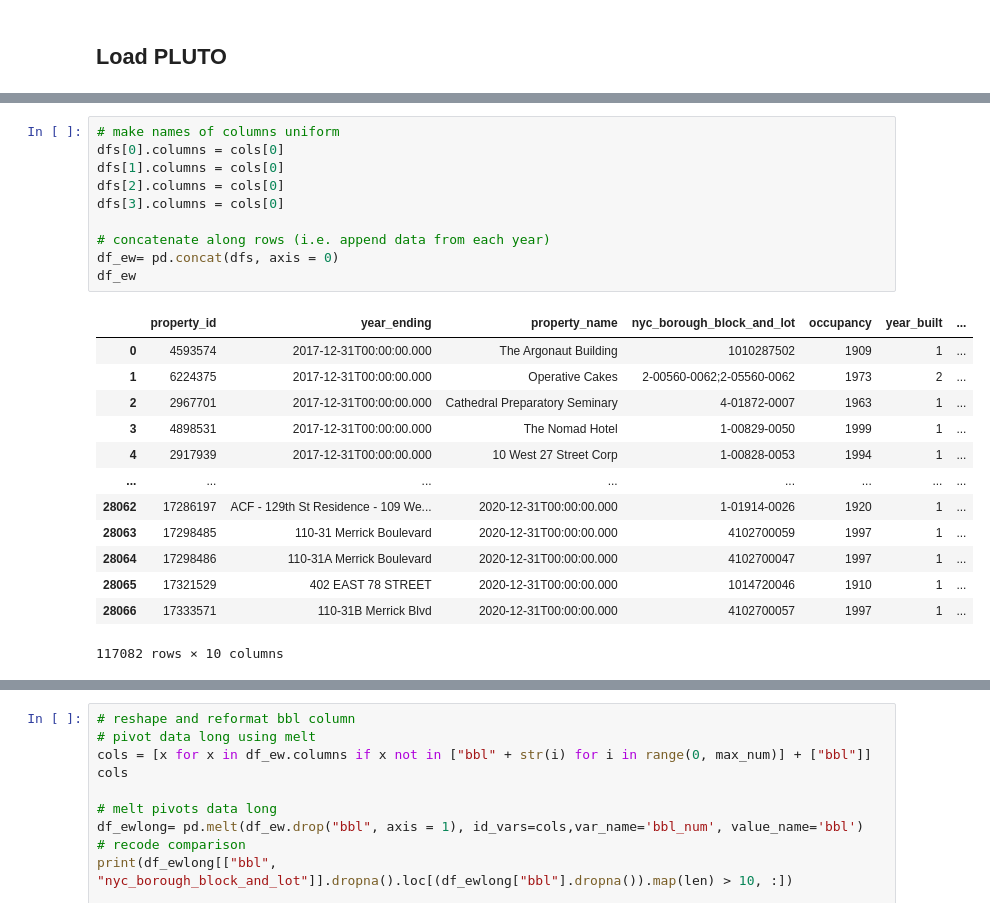
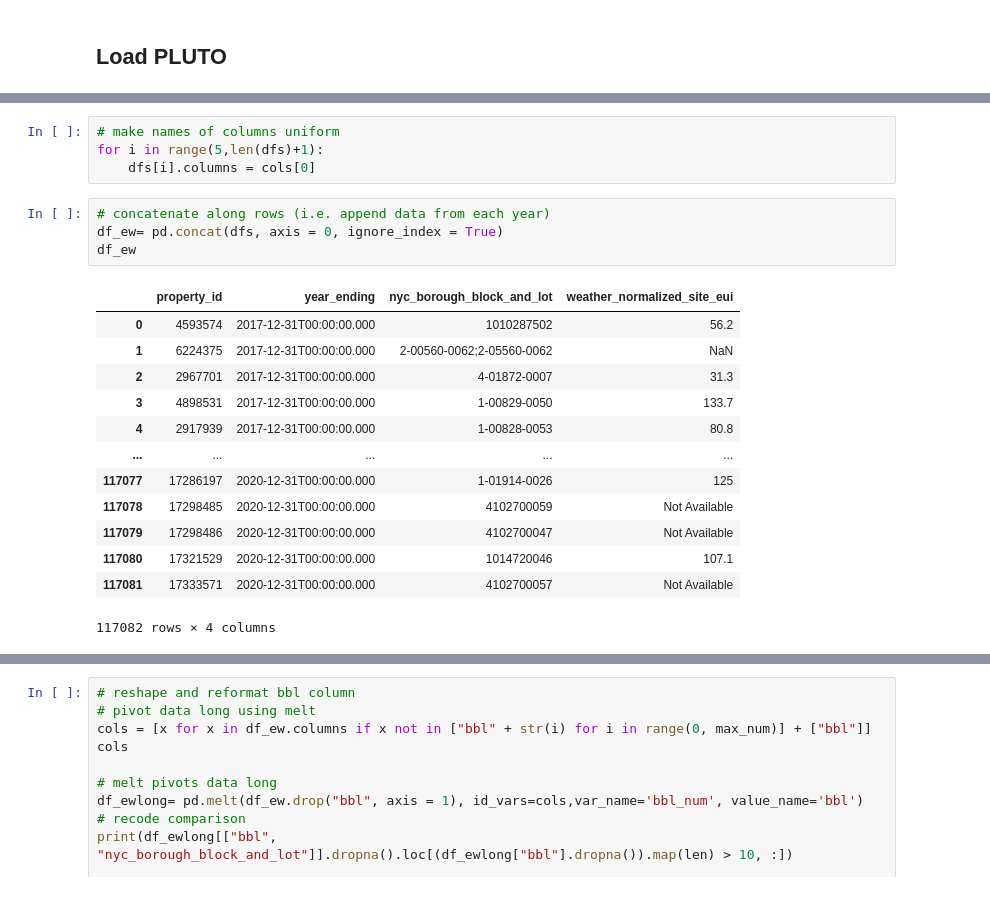
Before and after one commit to KaiElwood/machine-learning-final, a Jupyter notebook: code/00_data_processing.ipynb, the cells around one changed output, grey strips where cells are left out. Saved outputs shown, nothing was run; the diff lists cells and outputs as text.

```diff
--- a/code/00_data_processing.ipynb
+++ b/code/00_data_processing.ipynb
@@ -421,26 +443,24 @@ dfs
+# %%
+# make names of columns uniform
+for i in range(5,len(dfs)+1):
+    dfs[i].columns = cols[0]
 # %%
-# make names of columns uniform
-dfs[0].columns = cols[0]
-dfs[1].columns = cols[0]
-dfs[2].columns = cols[0]
-dfs[3].columns = cols[0]
-
 # concatenate along rows (i.e. append data from each year)
-df_ew= pd.concat(dfs, axis = 0)
+df_ew= pd.concat(dfs, axis = 0, ignore_index = True)
 df_ew
 # %% [output]
-|  | property_id | year_ending | property_name | nyc_borough_block_and_lot | occupancy | year_built | ... |
-| 0 | 4593574 | 2017-12-31T00:00:00.000 | The Argonaut Building | 1010287502 | 1909 | 1 | ... |
-| 1 | 6224375 | 2017-12-31T00:00:00.000 | Operative Cakes | 2-00560-0062;2-05560-0062 | 1973 | 2 | ... |
-| 2 | 2967701 | 2017-12-31T00:00:00.000 | Cathedral Preparatory Seminary | 4-01872-0007 | 1963 | 1 | ... |
-| 3 | 4898531 | 2017-12-31T00:00:00.000 | The Nomad Hotel | 1-00829-0050 | 1999 | 1 | ... |
-| 4 | 2917939 | 2017-12-31T00:00:00.000 | 10 West 27 Street Corp | 1-00828-0053 | 1994 | 1 | ... |
-| ... | ... | ... | ... | ... | ... | ... | ... |
-| 28062 | 17286197 | ACF - 129th St Residence - 109 We... | 2020-12-31T00:00:00.000 | 1-01914-0026 | 1920 | 1 | ... |
-| 28063 | 17298485 | 110-31 Merrick Boulevard | 2020-12-31T00:00:00.000 | 4102700059 | 1997 | 1 | ... |
-| 28064 | 17298486 | 110-31A Merrick Boulevard | 2020-12-31T00:00:00.000 | 4102700047 | 1997 | 1 | ... |
-| 28065 | 17321529 | 402 EAST 78 STREET | 2020-12-31T00:00:00.000 | 1014720046 | 1910 | 1 | ... |
-| 28066 | 17333571 | 110-31B Merrick Blvd | 2020-12-31T00:00:00.000 | 4102700057 | 1997 | 1 | ... |
+|  | property_id | year_ending | nyc_borough_block_and_lot | weather_normalized_site_eui |
+| 0 | 4593574 | 2017-12-31T00:00:00.000 | 1010287502 | 56.2 |
+| 1 | 6224375 | 2017-12-31T00:00:00.000 | 2-00560-0062;2-05560-0062 | NaN |
+| 2 | 2967701 | 2017-12-31T00:00:00.000 | 4-01872-0007 | 31.3 |
+| 3 | 4898531 | 2017-12-31T00:00:00.000 | 1-00829-0050 | 133.7 |
+| 4 | 2917939 | 2017-12-31T00:00:00.000 | 1-00828-0053 | 80.8 |
+| ... | ... | ... | ... | ... |
+| 117077 | 17286197 | 2020-12-31T00:00:00.000 | 1-01914-0026 | 125 |
+| 117078 | 17298485 | 2020-12-31T00:00:00.000 | 4102700059 | Not Available |
+| 117079 | 17298486 | 2020-12-31T00:00:00.000 | 4102700047 | Not Available |
+| 117080 | 17321529 | 2020-12-31T00:00:00.000 | 1014720046 | 107.1 |
+| 117081 | 17333571 | 2020-12-31T00:00:00.000 | 4102700057 | Not Available |
-117082 rows × 10 columns
+117082 rows × 4 columns
 # %%
 # text formatting of bbl
```
Also changed, not shown: parts of 61 cells of this notebook, 3 other files.
